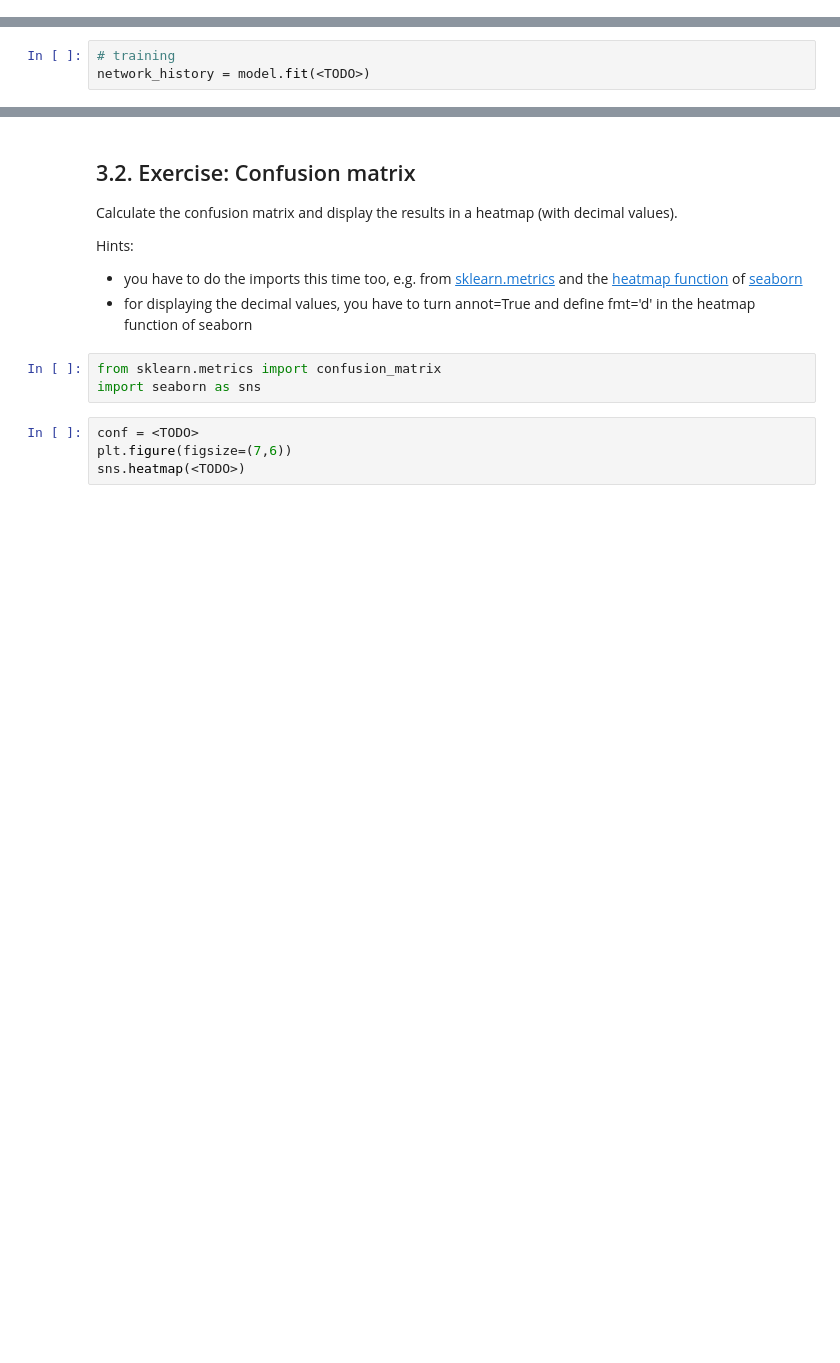
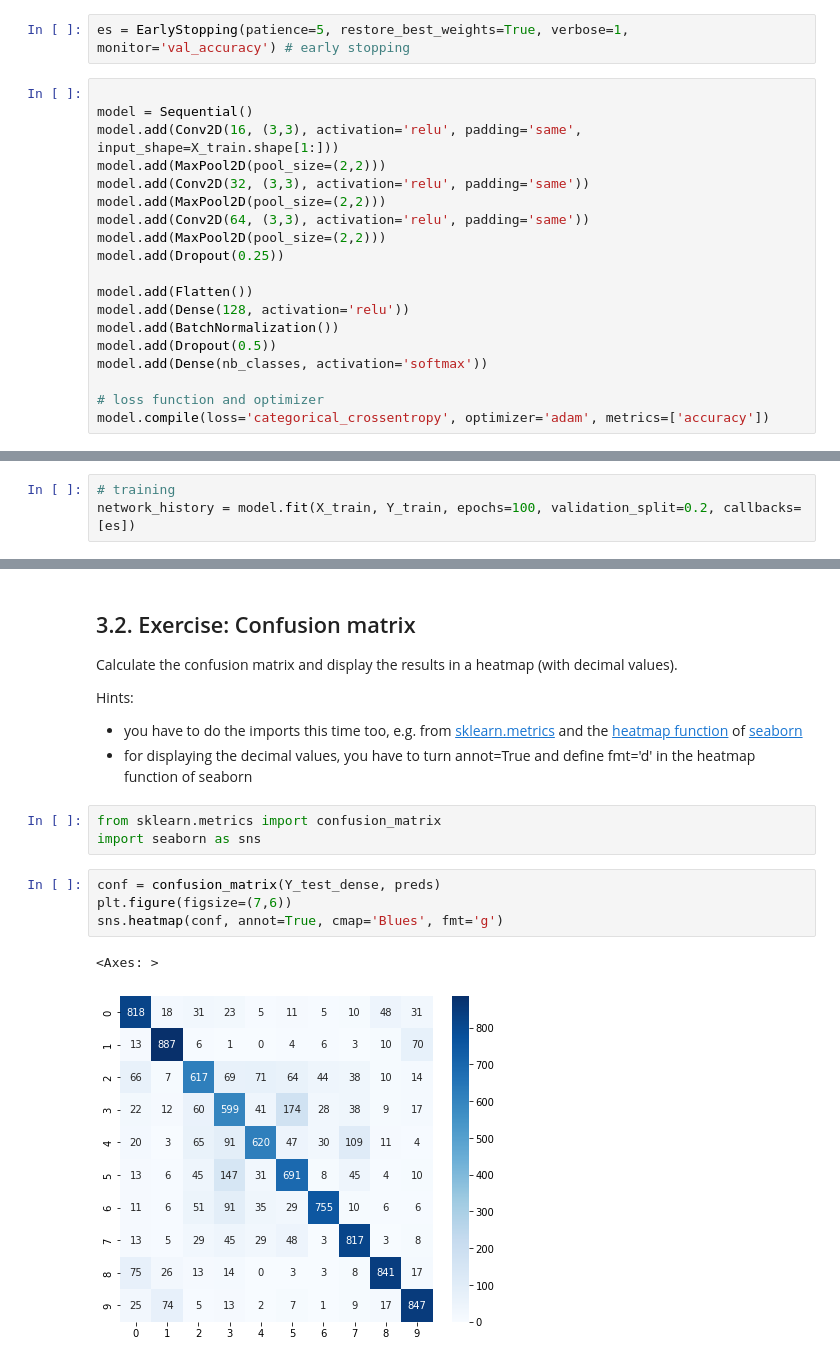
Before and after one commit to cedenoorlando991/DeepLearningAssessment1, a Jupyter notebook: 06_AIT_CNN_CIFAR10_exercise.ipynb, the cells around one changed output, grey strips where cells are left out. Saved outputs shown, nothing was run; the diff lists cells and outputs as text; blank space fills up the shorter version.

```diff
--- a/06_AIT_CNN_CIFAR10_exercise.ipynb
+++ b/06_AIT_CNN_CIFAR10_exercise.ipynb
@@ -95,2 +87,23 @@ model.compile(<TODO>)
+# %%
+es = EarlyStopping(patience=5, restore_best_weights=True, verbose=1, monitor='val_accuracy') # early stopping
+# %%
+
+model = Sequential()
+model.add(Conv2D(16, (3,3), activation='relu', padding='same', input_shape=X_train.shape[1:]))
+model.add(MaxPool2D(pool_size=(2,2)))
+model.add(Conv2D(32, (3,3), activation='relu', padding='same'))
+model.add(MaxPool2D(pool_size=(2,2)))
+model.add(Conv2D(64, (3,3), activation='relu', padding='same'))
+model.add(MaxPool2D(pool_size=(2,2)))
+model.add(Dropout(0.25))
+
+model.add(Flatten())
+model.add(Dense(128, activation='relu'))
+model.add(BatchNormalization())
+model.add(Dropout(0.5))
+model.add(Dense(nb_classes, activation='softmax'))
+
+# loss function and optimizer
+model.compile(loss='categorical_crossentropy', optimizer='adam', metrics=['accuracy'])
 # %%
 model.summary()
@@ -101,3 +134,3 @@ print("#trainable parameters:",model.count_params())
 # %%
 # training
-network_history = model.fit(<TODO>)
+network_history = model.fit(X_train, Y_train, epochs=100, validation_split=0.2, callbacks=[es])
@@ -137,6 +195,9 @@ Hints:
 from sklearn.metrics import confusion_matrix
 import seaborn as sns
 # %%
-conf = <TODO>
+conf = confusion_matrix(Y_test_dense, preds)
 plt.figure(figsize=(7,6))
-sns.heatmap(<TODO>)
+sns.heatmap(conf, annot=True, cmap='Blues', fmt='g')
+# %% [output]
+<Axes: >
+[figure, added]
```
Also changed, not shown: parts of 11 cells of this notebook.
